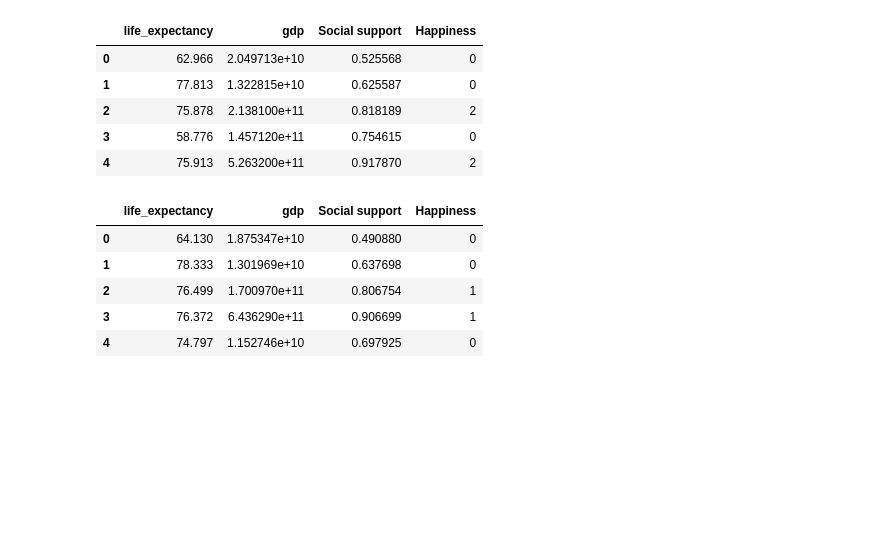
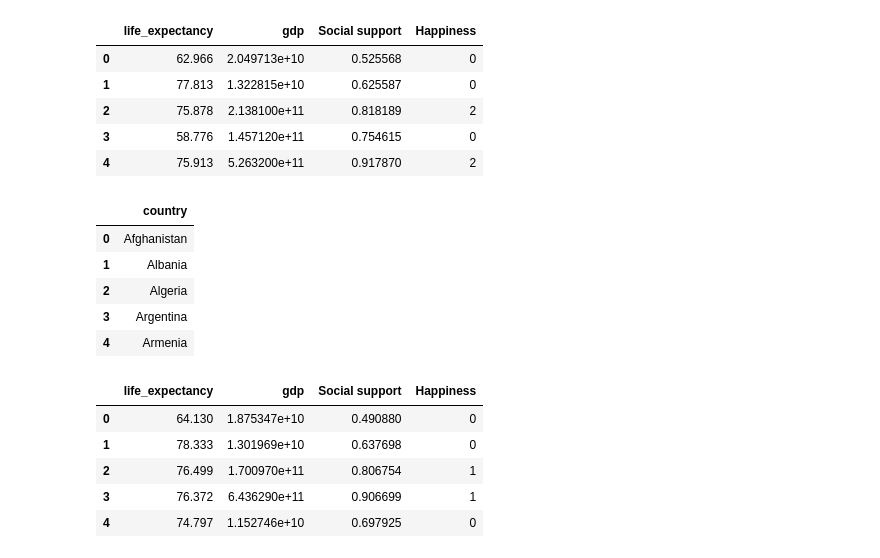
Before and after one commit to pant411/final_stat_pant, a Jupyter notebook: part3_1_RealFactor.ipynb, the cells around one changed output. Cells and saved outputs as stored; diff of their text form; code cells hidden in the pictures; blank space fills up the shorter version.

```diff
--- a/part3_1_RealFactor.ipynb
+++ b/part3_1_RealFactor.ipynb
@@ -35,6 +35,16 @@ df_train.head()
 | 2 | 75.878 | 2.138100e+11 | 0.818189 | 2 |
 | 3 | 58.776 | 1.457120e+11 | 0.754615 | 0 |
 | 4 | 75.913 | 5.263200e+11 | 0.917870 | 2 |
+# %%
+df_country = pd.read_excel('process_data/part3_happiness.xlsx',sheet_name="TestData")[["country"]]
+df_country.head()
+# %% [output]
+|  | country |
+| 0 | Afghanistan |
+| 1 | Albania |
+| 2 | Algeria |
+| 3 | Argentina |
+| 4 | Armenia |
 # %%
 df_test = pd.read_excel('process_data/part3_happiness.xlsx',sheet_name="TestData")[["life_expectancy","gdp","Social support","Happiness"]].fillna(0)
 df_test.head()
```
Also changed, not shown: 2 other files.
